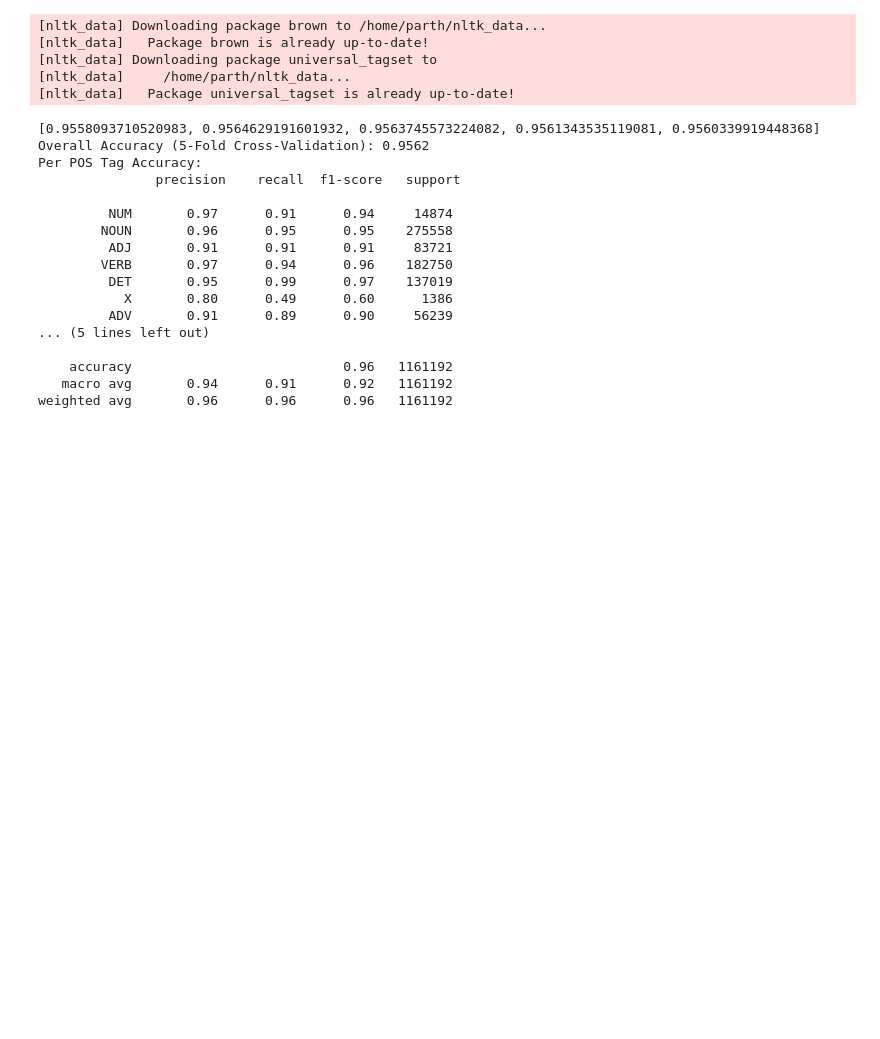
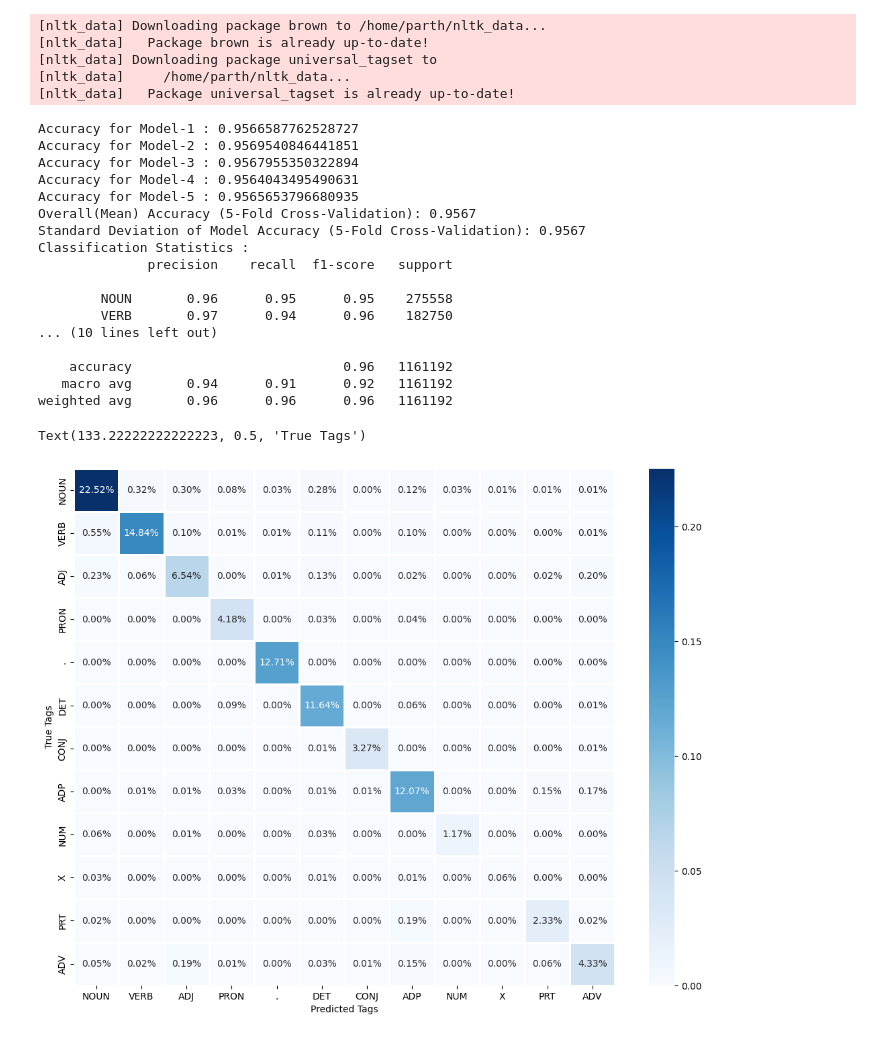
Before and after one commit to vennyvirtuoso/NLP_Projecct, a Jupyter notebook: draft.ipynb, the cells around one changed output. Saved outputs shown, nothing was run; the diff lists cells and outputs as text; code cells hidden in the pictures; blank space fills up the shorter version.

```diff
--- a/draft.ipynb
+++ b/draft.ipynb
@@ -21,3 +21,8 @@ START_DELIM = '^'
+# %%
+Vocab = len(set([str(k[0]).lower() for k in brown.tagged_words()]))
+# %%
+START_DELIM = '^'
+LOW_PROB = 1e-10
 # %%
 tagged_sentences = brown.tagged_sents(tagset='universal')
 all_tags = list(set([tag for sentence in tagged_sentences for _, tag in sentence]))
@@ -120,5 +155,4 @@ def Viterbi(sentence, hmm):
 # %%
-# perform k-fold cross validation
 NUM_FOLDS = 5
 kf = KFold(NUM_FOLDS , shuffle=  True, random_state=42)
 
@@ -126,47 +160,67 @@ accuracies = []
 all_true_tags = []
 all_predicted_tags = []
 
-
+iteration = 1
 for train_indices, test_indices in kf.split(tagged_sentences):
     train_data = [tagged_sentences[i] for i in train_indices]
     test_data = [tagged_sentences[i] for i in test_indices]
 
-    hmm = HiddenMarkovModel(train_data)
+    model = POSTaggerModel(train_data, k_smoothing=0)
+    model.fit()
 
     true_tags = []
     predicted_tags = []
 
     for sentence in test_data:
-        words = [word[0] for word in sentence]
         true_tags += [word[1] for word in sentence]
-        predicted_tags += Viterbi(words,hmm)
+        predicted_tags += model.predict(sentence)
 
     all_true_tags += true_tags
     all_predicted_tags += predicted_tags
 
-    accuracies.append(accuracy_score(true_tags, predicted_tags))
+    curr_model_accuracy = accuracy_score(true_tags, predicted_tags)
 
-print(accuracies)
+    accuracies.append(curr_model_accuracy)
+
+    print(f"Accuracy for Model-{iteration} : {curr_model_accuracy}")
+    iteration += 1
+
 overall_accuracy = np.mean(accuracies)
-print(f"Overall Accuracy (5-Fold Cross-Validation): {overall_accuracy:.4f}")
 
-report = classification_report(all_true_tags, all_predicted_tags, labels=all_tags)
-print("Per POS Tag Accuracy:\n", report)
+print(f"Overall(Mean) Accuracy (5-Fold Cross-Validation): {overall_accuracy:.4f}")
+print(f"Standard Deviation of Model Accuracy (5-Fold Cross-Validation): {overall_accuracy:.4f}")
+
+print("Classification Statistics : ")
+"""
+F1-score is basically F-score with equal weightage to both precision and recall
+i.e. Beta Square is 1
+"""
+
+print(classification_report(y_true=all_true_tags, y_pred=all_predicted_tags, labels=all_tags))
 # %% [output]
-[0.9558093710520983, 0.9564629191601932, 0.9563745573224082, 0.9561343535119081, 0.9560339919448368]
-Overall Accuracy (5-Fold Cross-Validation): 0.9562
-Per POS Tag Accuracy:
-               precision    recall  f1-score   support
+Accuracy for Model-1 : 0.9566587762528727
+Accuracy for Model-2 : 0.9569540846441851
+Accuracy for Model-3 : 0.9567955350322894
+Accuracy for Model-4 : 0.9564043495490631
+Accuracy for Model-5 : 0.9565653796680935
+Overall(Mean) Accuracy (5-Fold Cross-Validation): 0.9567
+Standard Deviation of Model Accuracy (5-Fold Cross-Validation): 0.9567
+Classification Statistics :
+              precision    recall  f1-score   support
 
-         NUM       0.97      0.91      0.94     14874
         NOUN       0.96      0.95      0.95    275558
-         ADJ       0.91      0.91      0.91     83721
         VERB       0.97      0.94      0.96    182750
-         DET       0.95      0.99      0.97    137019
-           X       0.80      0.49      0.60      1386
-         ADV       0.91      0.89      0.90     56239
-... (5 lines left out)
+... (10 lines left out)
 
     accuracy                           0.96   1161192
    macro avg       0.94      0.91      0.92   1161192
 weighted avg       0.96      0.96      0.96   1161192
+# %%
+cf_matrix = confusion_matrix(all_true_tags, all_predicted_tags, labels=all_tags)
+fig, ax = plt.subplots(figsize=(13,10))
+sns.heatmap(cf_matrix/np.sum(cf_matrix), fmt='.2%', annot=True, linewidths=1, ax=ax, cmap='Blues', xticklabels=all_tags, yticklabels=all_tags)
+ax.set_xlabel("Predicted Tags")
+ax.set_ylabel("True Tags")
+# %% [output]
+Text(133.22222222222223, 0.5, 'True Tags')
+[figure, added]
```
Also changed, not shown: parts of 7 cells of this notebook.
